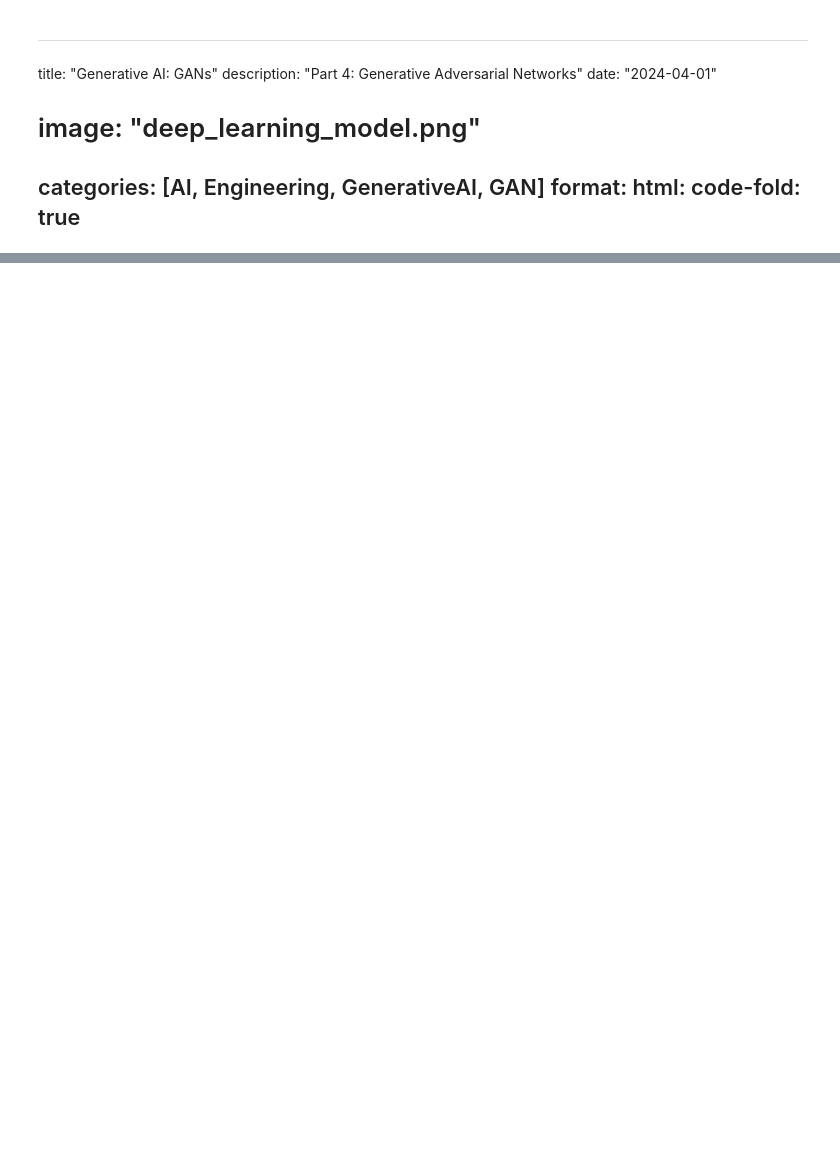
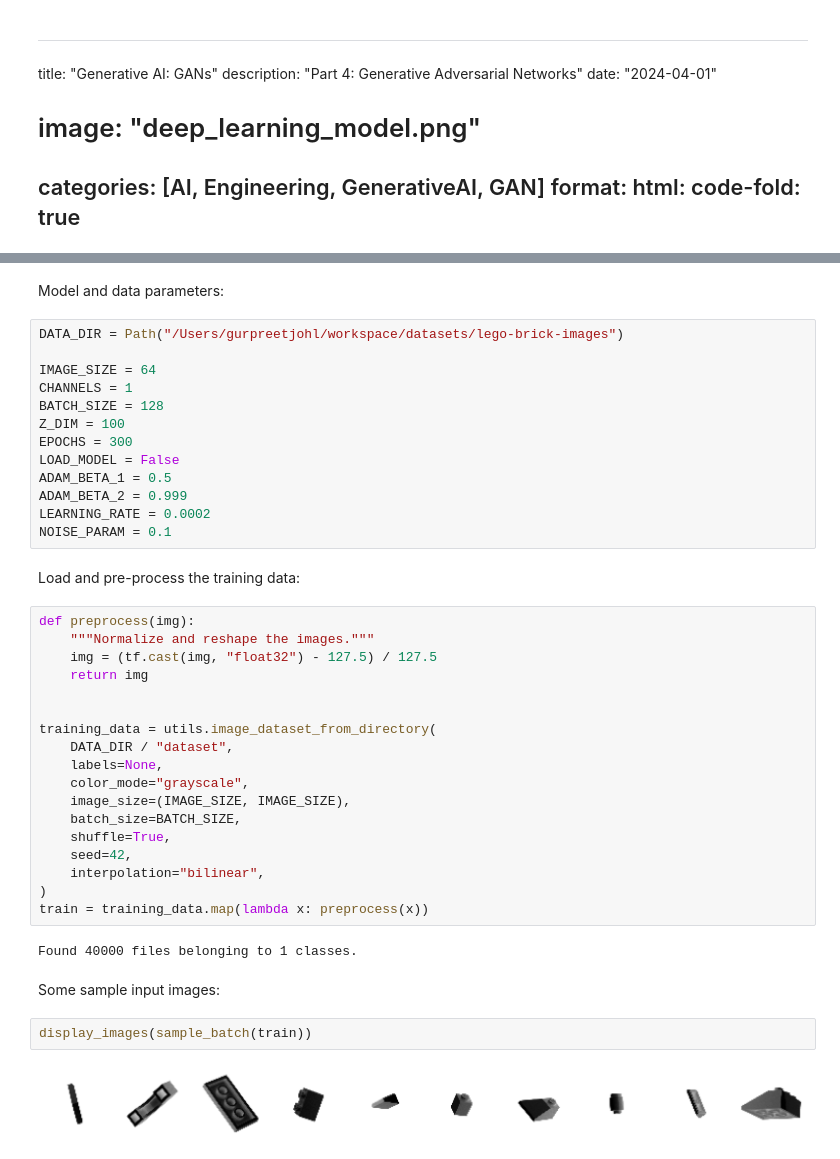
Before and after one commit to gjohl/gjohl.github.io, a Jupyter notebook: posts/ml/generative_deep_learning/lesson4/chapter4.ipynb, the cells around one changed output, grey strips where cells are left out. Drawn from its saved outputs; the diff is of its cells as text; blank space fills up the shorter version.

```diff
--- a/posts/ml/generative_deep_learning/lesson4/chapter4.ipynb
+++ b/posts/ml/generative_deep_learning/lesson4/chapter4.ipynb
@@ -50,0 +107,43 @@ We will implement a GAN to generate [pictures of bricks](https://www.kaggle.com/
+# %% [markdown]
+Model and data parameters:
+# %%
+DATA_DIR = Path("/Users/gurpreetjohl/workspace/datasets/lego-brick-images")
+
+IMAGE_SIZE = 64
+CHANNELS = 1
+BATCH_SIZE = 128
+Z_DIM = 100
+EPOCHS = 300
+LOAD_MODEL = False
+ADAM_BETA_1 = 0.5
+ADAM_BETA_2 = 0.999
+LEARNING_RATE = 0.0002
+NOISE_PARAM = 0.1
+# %% [markdown]
+Load and pre-process the training data:
+# %%
+def preprocess(img):
+    """Normalize and reshape the images."""
+    img = (tf.cast(img, "float32") - 127.5) / 127.5
+    return img
+
+
+training_data = utils.image_dataset_from_directory(
+    DATA_DIR / "dataset",
+    labels=None,
+    color_mode="grayscale",
+    image_size=(IMAGE_SIZE, IMAGE_SIZE),
+    batch_size=BATCH_SIZE,
+    shuffle=True,
+    seed=42,
+    interpolation="bilinear",
+)
+train = training_data.map(lambda x: preprocess(x))
+# %% [output]
+Found 40000 files belonging to 1 classes.
+# %% [markdown]
+Some sample input images:
+# %%
+display_images(sample_batch(train))
+# %% [output]
+[figure, added]
```
Also changed, not shown: parts of 11 cells of this notebook, 6 other files.
